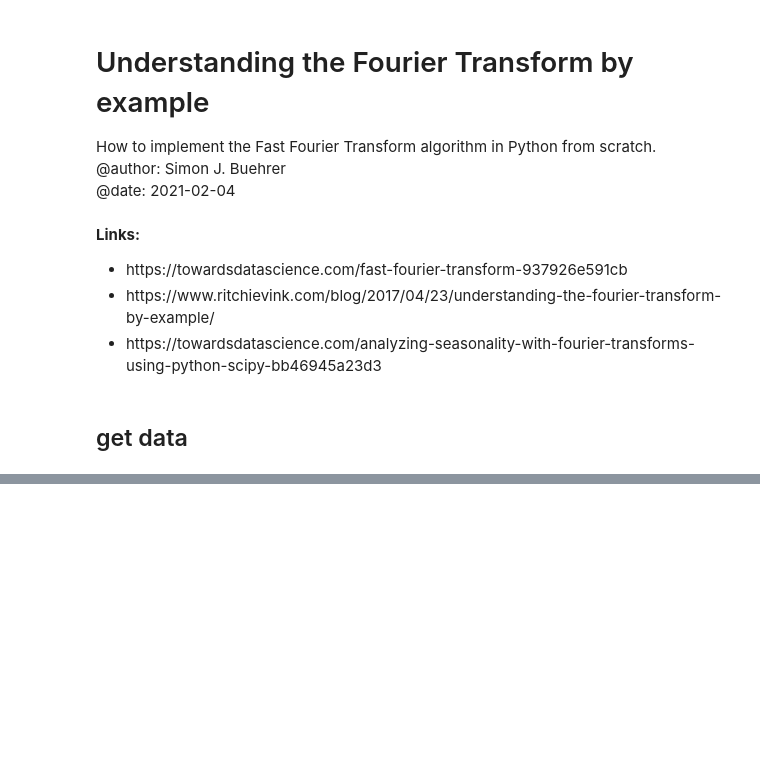
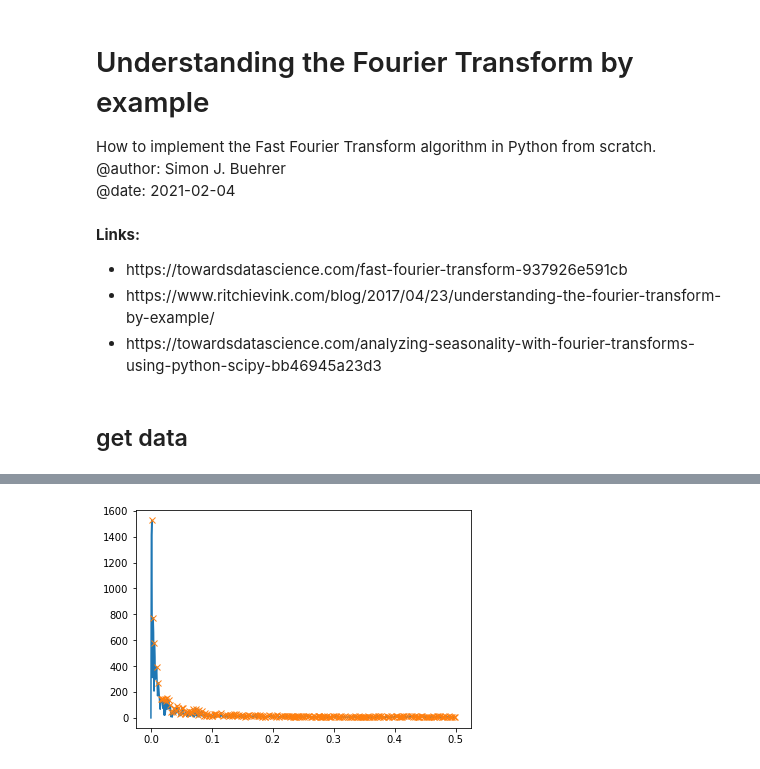
Before and after one commit to simonbuehrer/FFT-test, a Jupyter notebook: 00-fft-stock-market.ipynb, the cells around one changed output, grey strips where cells are left out. Saved outputs shown, nothing was run; the diff lists cells and outputs as text; code cells hidden in the pictures; blank space fills up the shorter version.

```diff
--- a/00-fft-stock-market.ipynb
+++ b/00-fft-stock-market.ipynb
@@ -118,0 +101,17 @@ plt.show()
+# %%
+fft_output = np.fft.fft(stockdata_df['Diff'])
+power = np.abs(fft_output)
+freq = np.fft.fftfreq(len(stockdata_df['Diff']))
+
+# mask susch au negativi drinää
+mask = freq >= 0
+freq = freq[mask]
+power = power[mask]
+
+peaks, _ = find_peaks(power[freq >=0], height=0)
+
+plt.plot(freq,power)
+plt.plot(freq[peaks], power[peaks],'x')
+plt.show()
+# %% [output]
+[figure, added]
```
Also changed, not shown: parts of 15 cells of this notebook.
